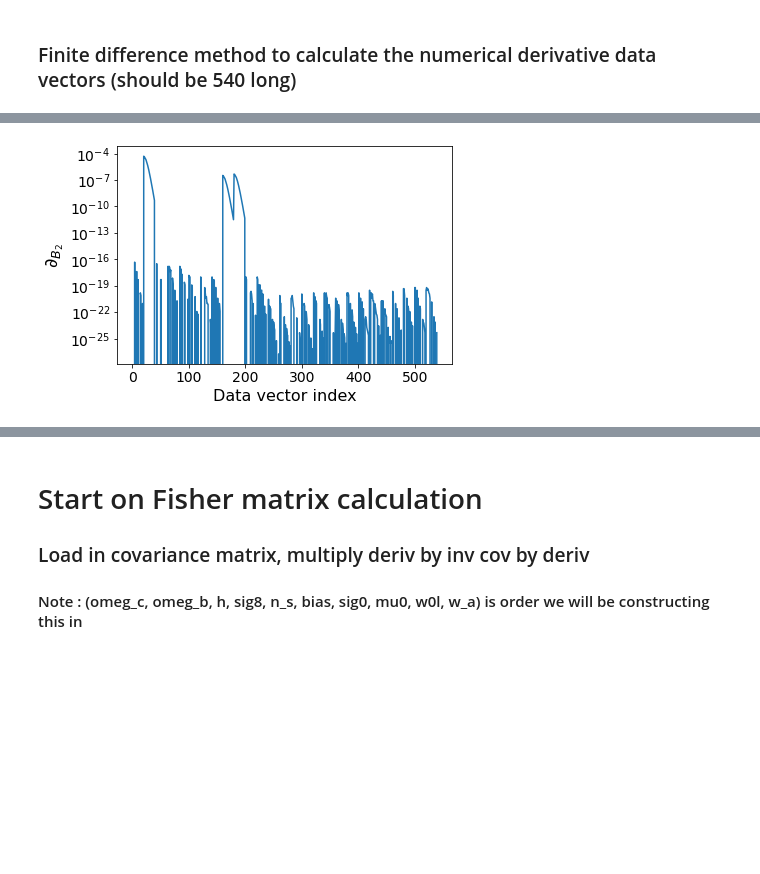
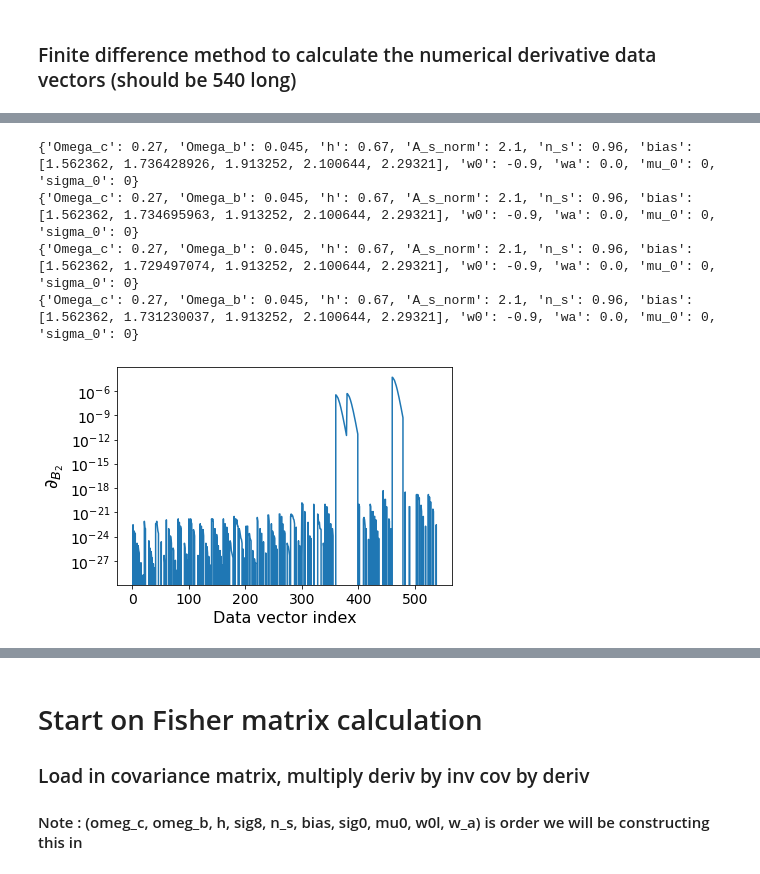
Before and after one commit to OSmotherly/LSST_mg_scale_forecasting, a Jupyter notebook: data_vector_function_multiple_bias_wa.ipynb, the cells around one changed output, grey strips where cells are left out. Cells and saved outputs as stored; diff of their text form; code cells hidden in the pictures; blank space fills up the shorter version.

```diff
--- a/data_vector_function_multiple_bias_wa.ipynb
+++ b/data_vector_function_multiple_bias_wa.ipynb
@@ -75,8 +75,8 @@ def data_vector(params):
             cls_gg_clean.append(cls_gg[n])
 
     #Clean up the data vectors shapes and combine them all
-    cls_clus_gg = np.append(cls_clus, cls_gg_clean)
-    cls_combined = np.append(cls_clus_gg, cls_lens)
+    cls_lens = np.append(cls_lens, cls_gg_clean)
+    cls_combined = np.append(cls_lens, cls_clus)
 
     return cls_combined
 # %%
@@ -385,13 +432,17 @@ plt.show()
 # %%
-bias_2_deriv = numerical_deriv('bias_2', 0.00001)
+bias_2_deriv = numerical_deriv('bias_2', 0.001)
 
 plt.plot(bias_2_deriv)
 plt.yscale('log')
 plt.ylabel('$\partial_{B_2}$', fontsize = 18)
 plt.xlabel('Data vector index', fontsize = 16)
 plt.yticks(fontsize = 14)
 plt.xticks(fontsize = 14)
 plt.show()
 # %% [output]
+{'Omega_c': 0.27, 'Omega_b': 0.045, 'h': 0.67, 'A_s_norm': 2.1, 'n_s': 0.96, 'bias': [1.562362, 1.736428926, 1.913252, 2.100644, 2.29321], 'w0': -0.9, 'wa': 0.0, 'mu_0': 0, 'sigma_0': 0}
+{'Omega_c': 0.27, 'Omega_b': 0.045, 'h': 0.67, 'A_s_norm': 2.1, 'n_s': 0.96, 'bias': [1.562362, 1.734695963, 1.913252, 2.100644, 2.29321], 'w0': -0.9, 'wa': 0.0, 'mu_0': 0, 'sigma_0': 0}
+{'Omega_c': 0.27, 'Omega_b': 0.045, 'h': 0.67, 'A_s_norm': 2.1, 'n_s': 0.96, 'bias': [1.562362, 1.729497074, 1.913252, 2.100644, 2.29321], 'w0': -0.9, 'wa': 0.0, 'mu_0': 0, 'sigma_0': 0}
+{'Omega_c': 0.27, 'Omega_b': 0.045, 'h': 0.67, 'A_s_norm': 2.1, 'n_s': 0.96, 'bias': [1.562362, 1.731230037, 1.913252, 2.100644, 2.29321], 'w0': -0.9, 'wa': 0.0, 'mu_0': 0, 'sigma_0': 0}
-[figure, old version]
+[figure, new version]
 # %%
```
Also changed, not shown: parts of 33 cells of this notebook.
